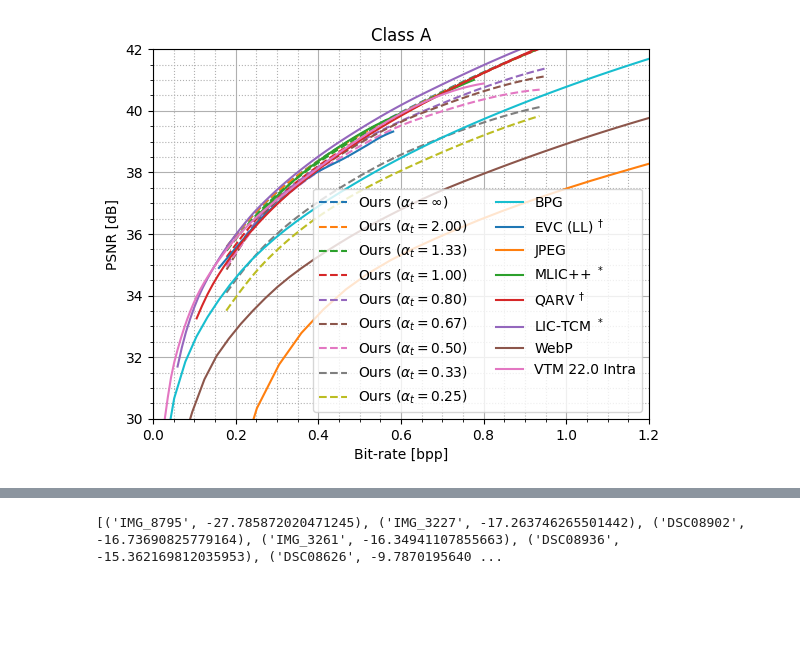
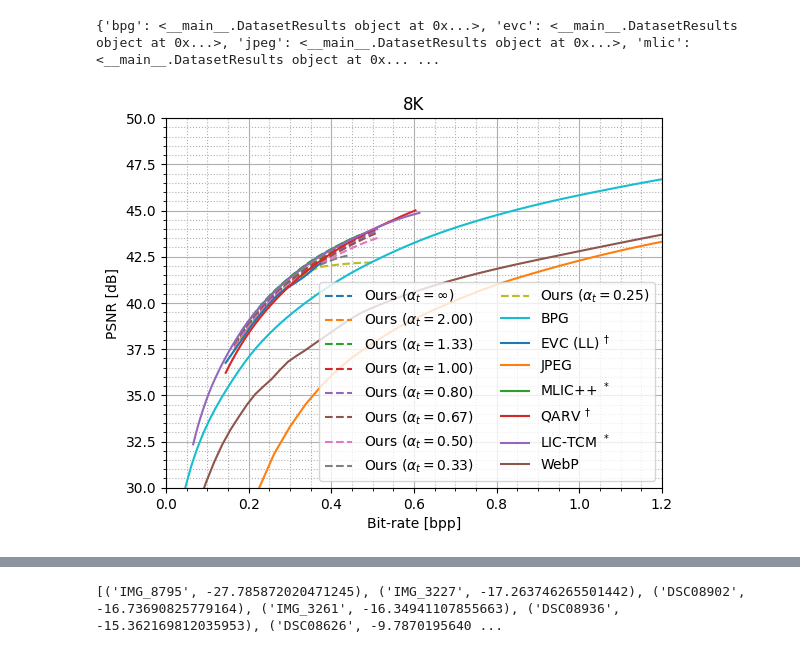
Before and after one commit to fgvfgfg564/TCM-lite, a Jupyter notebook: experiments/SAv1/performance/plot_performance.ipynb, the cells around one changed output, grey strips where cells are left out. Drawn from its saved outputs; the diff is of its cells as text; code cells hidden in the pictures; blank space fills up the shorter version.

```diff
--- a/experiments/SAv1/performance/plot_performance.ipynb
+++ b/experiments/SAv1/performance/plot_performance.ipynb
@@ -3,7 +3,7 @@ import matplotlib.pyplot as plt
 
 %matplotlib inline
 # %%
-dataset = 'classa'
+dataset = '8K'
 # %%
 # Read our results
 
@@ -179,7 +179,9 @@ def read_xls(file_path, sheet_name):
     df = pd.read_excel(file_path, sheet_name=sheet_name)
     return df
 # %%
-anchors = ['bpg', 'evc', 'jpeg', 'mlic', 'qarv', 'tcm', 'webp', 'vtm']
+anchors = ['bpg', 'evc', 'jpeg', 'mlic', 'qarv', 'tcm', 'webp']
+if dataset != '8K':
+    anchors.append['vtm']
 
 anchor_results: Dict[str, DatasetResults] = {k: DatasetResults() for k in anchors}
 
@@ -189,17 +191,18 @@ anchors_t = {}
 
 for anchor in anchors:
     if anchor == 'vtm':
-        xls_data: pd.DataFrame = read_xls(f"VTM.xls", dataset)
-        filename = None
-        for index, x in xls_data.iterrows():
-            if isinstance(x.Filename, (str, int)) or (isinstance(x.Filename, float) and not np.isnan(x.Filename)):
-                if isinstance(x.Filename, float):
-                    filename = str(int(x.Filename))
-                else:
-                    filename = str(x.Filename)
-            anchor_results[anchor].update_image_result(
-                filename, x.bpp, x["RGB psnr"], x["Dec Time"] * 6.734
-            )
+        if dataset != '8K':
+            xls_data: pd.DataFrame = read_xls(f"VTM.xls", dataset)
+            filename = None
+            for index, x in xls_data.iterrows():
+                if isinstance(x.Filename, (str, int)) or (isinstance(x.Filename, float) and not np.isnan(x.Filename)):
+                    if isinstance(x.Filename, float):
+                        filename = str(int(x.Filename))
+                    else:
+                        filename = str(x.Filename)
+                anchor_results[anchor].update_image_result(
+                    filename, x.bpp, x["RGB psnr"], x["Dec Time"] * 6.734
+                )
     else:
         anchor_data = read_json(f"../../anchors/{dataset}/{anchor}/results.json")
         if anchor == 'bpg' and dataset == 'classa':
@@ -231,6 +234,10 @@ def interpolator(x, y):
     )
 
     return samples, v
+# %%
+print(anchor_results)
+# %% [output]
+{'bpg': <__main__.DatasetResults object at 0x...>, 'evc': <__main__.DatasetResults object at 0x...>, 'jpeg': <__main__.DatasetResults object at 0x...>, 'mlic': <__main__.DatasetResults object at 0x... ...
 # %%
 plt.figure(figsize=(6.4, 4.8))
 
@@ -257,35 +264,36 @@ for speedup in speedups:
 
     plt.plot(
         r,
         d,
         linestyle="--",
         label=label,
     )
 
 for k, v in anchor_results.items():
     r = v.avg_r
     d = v.avg_d
-    r, d = interpolator(r, d)
-    plt.plot(r, d, label=name_mapping[k])
+    if len(r) > 0:
+        r, d = interpolator(r, d)
+        plt.plot(r, d, label=name_mapping[k])
 plt.legend(ncol=2)
 plt.xlim(0.0, 1.2)
-plt.ylim(30, 42)
+plt.ylim(30, 50)
 
 plt.xlabel("Bit-rate [bpp]")
 plt.ylabel("PSNR [dB]")
 plt.minorticks_on()
 plt.grid(which="major", linestyle="-")
 plt.grid(which="minor", linestyle=":")
 titles = {
     "classa": "Class A",
     "classb": "Class B",
     "classc": "Class C",
     "classd": "Kodak",
 }
-plt.title(titles[dataset])
+plt.title(titles.get(dataset, dataset))
 
 plt.savefig(f"{dataset}_rd.pdf", bbox_inches="tight")
 plt.savefig(f"{dataset}_rd.png", dpi=600, bbox_inches="tight")
 plt.show()
 # %% [output]
-[figure, old version]
+[figure, new version]
```
Also changed, not shown: parts of 7 cells of this notebook, 9 other files.
